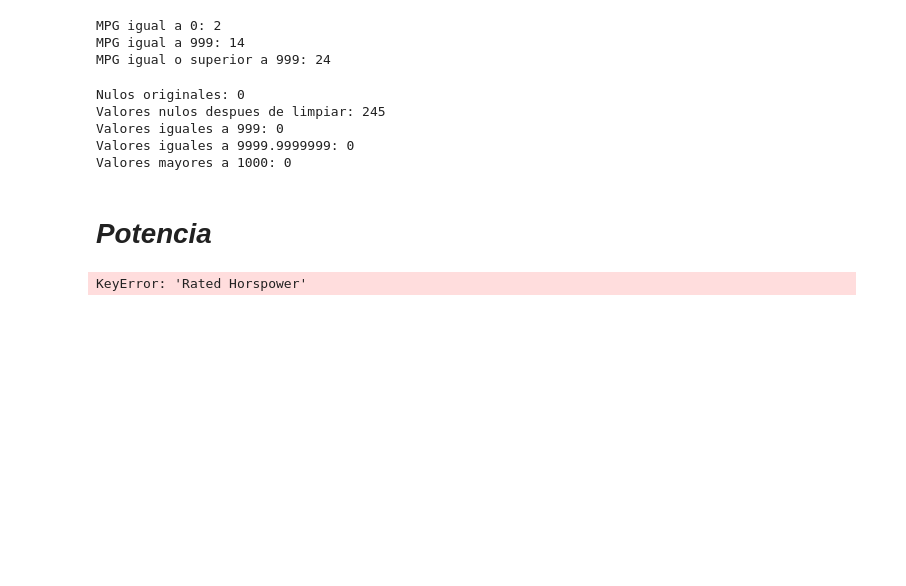
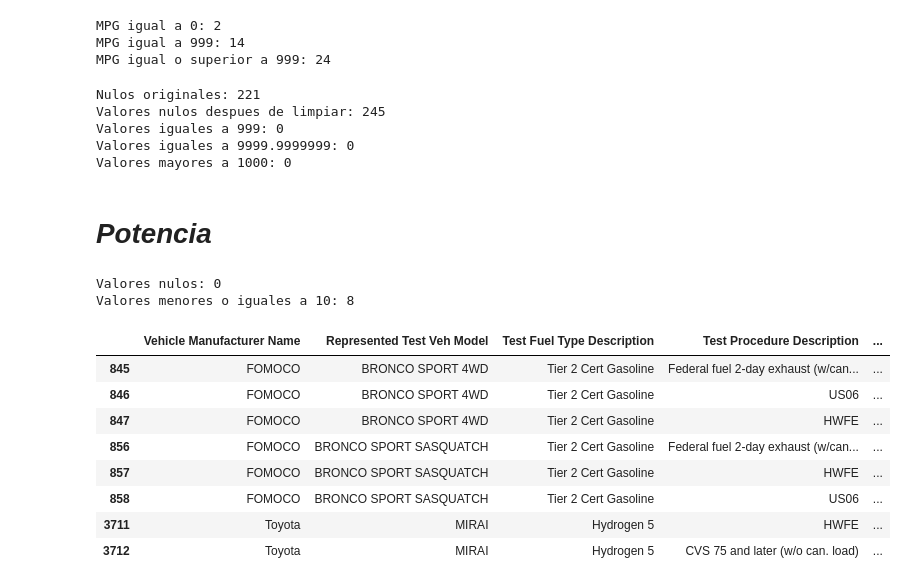
Before and after one commit to abiordorica13/TPEFUNDAMENTOS, a Jupyter notebook: Untitled-1.ipynb, the cells around one changed output. Saved outputs shown, nothing was run; the diff lists cells and outputs as text; code cells hidden in the pictures; blank space fills up the shorter version.

```diff
--- a/Untitled-1.ipynb
+++ b/Untitled-1.ipynb
@@ -329,7 +329,5 @@ Valores menores a 0.1: 0
 # %%
 #Investigar los posibles valores centinelas de la variable cilindrada
-
-col_cilindrada = "Test Veh Displacement (L)"
 
 valores_centinelas = (
     df_limpio[col_cilindrada].isin([99.999, 99.990]) |
@@ -368,11 +366,9 @@ Series([], Name: count, dtype: int64)
 
 import numpy as np
 
-col = "Test Veh Displacement (L)"
-
 valores_especiales = [0.001, 0.010, 99.990, 99.999]
 
-df_limpio[col] = df_limpio[col].replace(
+df_limpio[col_cilindrada] = df_limpio[col_cilindrada].replace(
     valores_especiales,
     np.nan
 )
@@ -438,8 +432,6 @@ MPG igual o superior a 999: 24
 #Remplazamos los valores sospechosos de la variable economia de combustible por NaN
 
 import numpy as np
-
-col_mpg = "RND_ADJ_FE"
 
 valores_sospechosos = [
     999,
@@ -448,25 +440,20 @@ valores_sospechosos = [
     4599.1
 ]
 
-df_limpio[col_mpg] = df_limpio[col_mpg].replace(
-    valores_sospechosos, np.nan
-)
+df_limpio[col_mpg] = df_limpio[col_mpg].replace(valores_sospechosos, np.nan)
 # %%
 #Comprobamos que los valores centinelas fueron reemplazados por NaN
-print("Nulos originales:", df[col].isna().sum())
+print("Nulos originales:", df[col_mpg].isna().sum())
 
 print("Valores nulos despues de limpiar:", df_limpio[col_mpg].isna().sum())
 
-print("Valores iguales a 999:",
-      (df_limpio[col_mpg] == 999).sum())
+print("Valores iguales a 999:",(df_limpio[col_mpg] == 999).sum())
 
-print("Valores iguales a 9999.9999999:",
-      (df_limpio[col_mpg] == 9999.9999999).sum())
+print("Valores iguales a 9999.9999999:",(df_limpio[col_mpg] == 9999.9999999).sum())
 
-print("Valores mayores a 1000:",
-      (df_limpio[col_mpg] > 1000).sum())
+print("Valores mayores a 1000:",(df_limpio[col_mpg] > 1000).sum())
 # %% [output]
-Nulos originales: 0
+Nulos originales: 221
 Valores nulos despues de limpiar: 245
 Valores iguales a 999: 0
 Valores iguales a 9999.9999999: 0
@@ -474,21 +461,31 @@ Valores mayores a 1000: 0
 # %% [markdown]
 # *Potencia*
 # %%
-col_hp = "Rated Horspower"
+col_hp = "Rated Horsepower"
 
-print("Valores nulos:", df[col_hp].isna().sum())
+print("Valores nulos:", df_limpio[col_hp].isna().sum())
 
-print("Valores iguales a 0:", (df[col_hp] == 0).sum())
+print("Valores menores o iguales a 10:", (df_limpio[col_hp] <= 10 ).sum())
 
 columnas = [
     "Vehicle Manufacturer Name",
     "Represented Test Veh Model",
     "Test Fuel Type Description",
     "Test Procedure Description",
     "Test Veh Displacement (L)",
     col_hp
 ]
 
-display(df.loc[df[col_hp] == 0, columnas])
+display(df_limpio.loc[df_limpio[col_hp] <= 10, columnas])
 # %% [output]
-KeyError: 'Rated Horspower'
+Valores nulos: 0
+Valores menores o iguales a 10: 8
+|  | Vehicle Manufacturer Name | Represented Test Veh Model | Test Fuel Type Description | Test Procedure Description | ... |
+| 845 | FOMOCO | BRONCO SPORT 4WD | Tier 2 Cert Gasoline | Federal fuel 2-day exhaust (w/can... | ... |
+| 846 | FOMOCO | BRONCO SPORT 4WD | Tier 2 Cert Gasoline | US06 | ... |
+| 847 | FOMOCO | BRONCO SPORT 4WD | Tier 2 Cert Gasoline | HWFE | ... |
+| 856 | FOMOCO | BRONCO SPORT SASQUATCH | Tier 2 Cert Gasoline | Federal fuel 2-day exhaust (w/can... | ... |
+| 857 | FOMOCO | BRONCO SPORT SASQUATCH | Tier 2 Cert Gasoline | HWFE | ... |
+| 858 | FOMOCO | BRONCO SPORT SASQUATCH | Tier 2 Cert Gasoline | US06 | ... |
+| 3711 | Toyota | MIRAI | Hydrogen 5 | HWFE | ... |
+| 3712 | Toyota | MIRAI | Hydrogen 5 | CVS 75 and later (w/o can. load) | ... |
```
Also changed, not shown: parts of 6 cells of this notebook.
